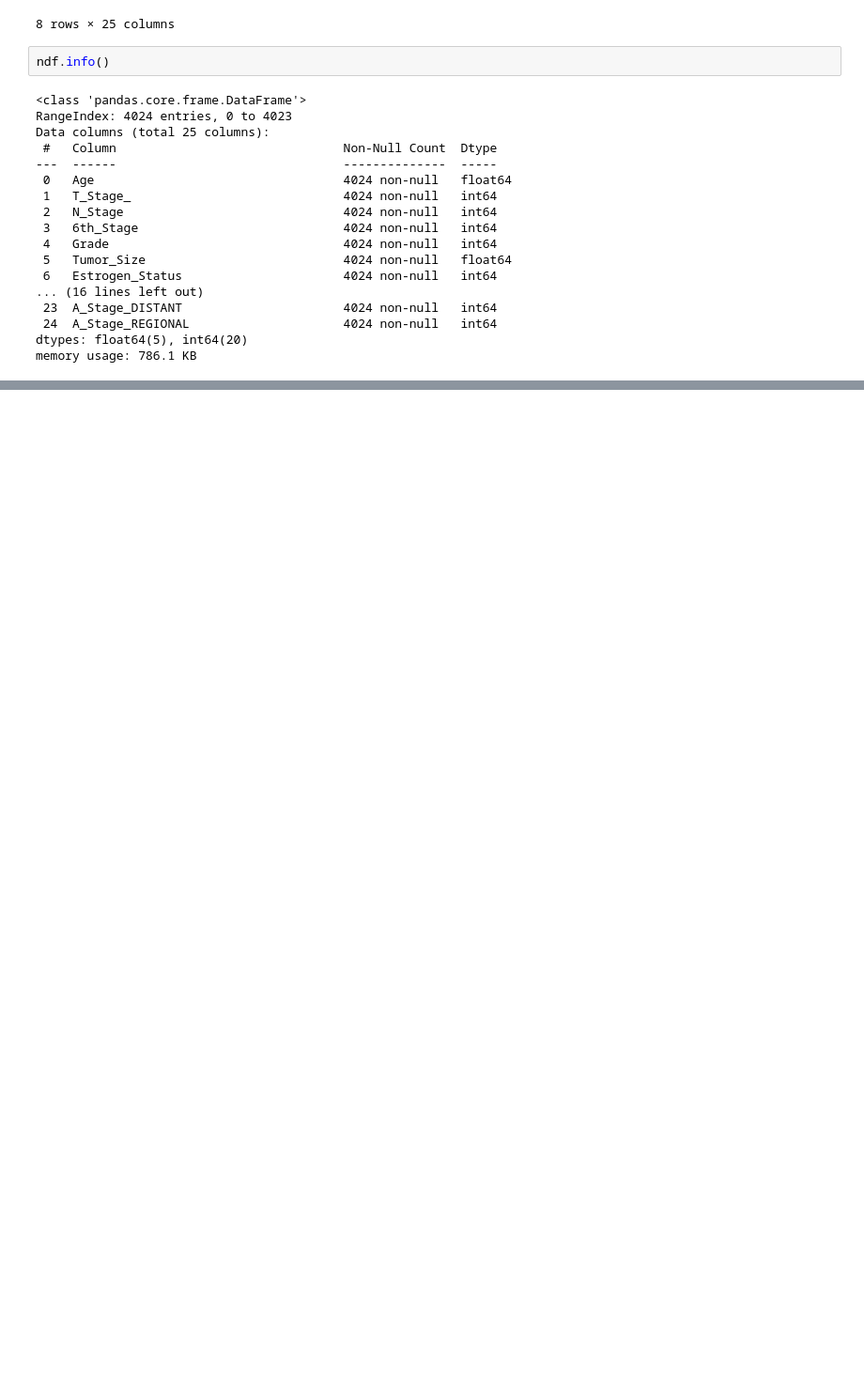
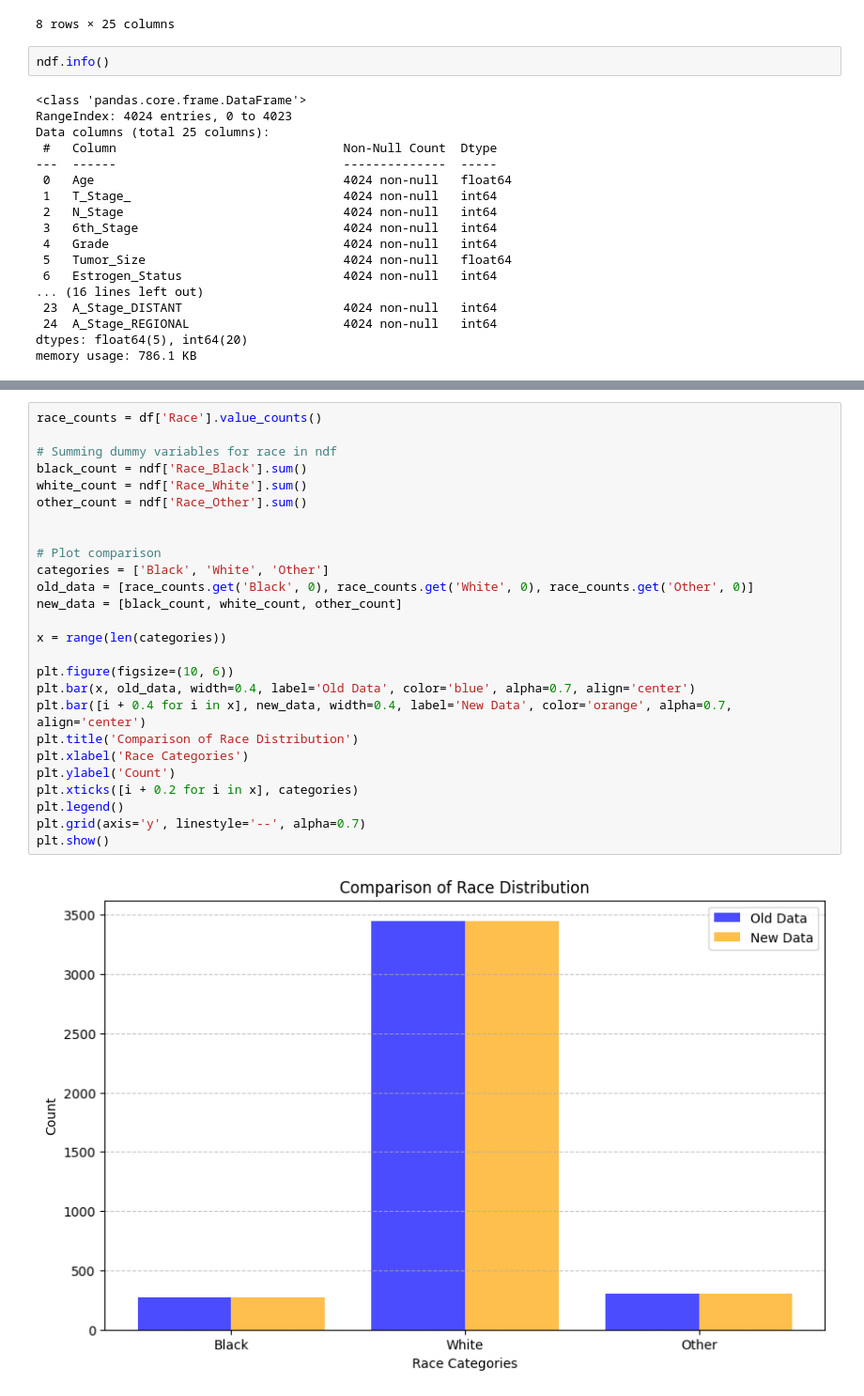
Before and after one commit to 3bdalrhmanS3d/Breast_Cancer, a Jupyter notebook: code.ipynb, the cells around one changed output, grey strips where cells are left out. Shown at 94% size. Drawn from its saved outputs; the diff is of its cells as text; blank space fills up the shorter version.

```diff
--- a/code.ipynb
+++ b/code.ipynb
@@ -1537,0 +1608,28 @@ ndf.to_csv(r'E:\DataMining\Breast_Cancer\Breast_Cancer_cleaned.csv')
+# %%
+race_counts = df['Race'].value_counts()
+
+# Summing dummy variables for race in ndf
+black_count = ndf['Race_Black'].sum()
+white_count = ndf['Race_White'].sum()
+other_count = ndf['Race_Other'].sum()
+
+
+# Plot comparison
+categories = ['Black', 'White', 'Other']
+old_data = [race_counts.get('Black', 0), race_counts.get('White', 0), race_counts.get('Other', 0)]
+new_data = [black_count, white_count, other_count]
+
+x = range(len(categories))
+
+plt.figure(figsize=(10, 6))
+plt.bar(x, old_data, width=0.4, label='Old Data', color='blue', alpha=0.7, align='center')
+plt.bar([i + 0.4 for i in x], new_data, width=0.4, label='New Data', color='orange', alpha=0.7, align='center')
+plt.title('Comparison of Race Distribution')
+plt.xlabel('Race Categories')
+plt.ylabel('Count')
+plt.xticks([i + 0.2 for i in x], categories)
+plt.legend()
+plt.grid(axis='y', linestyle='--', alpha=0.7)
+plt.show()
+# %% [output]
+[figure, added]
```
Also changed, not shown: parts of 34 cells of this notebook, 1 other file.
